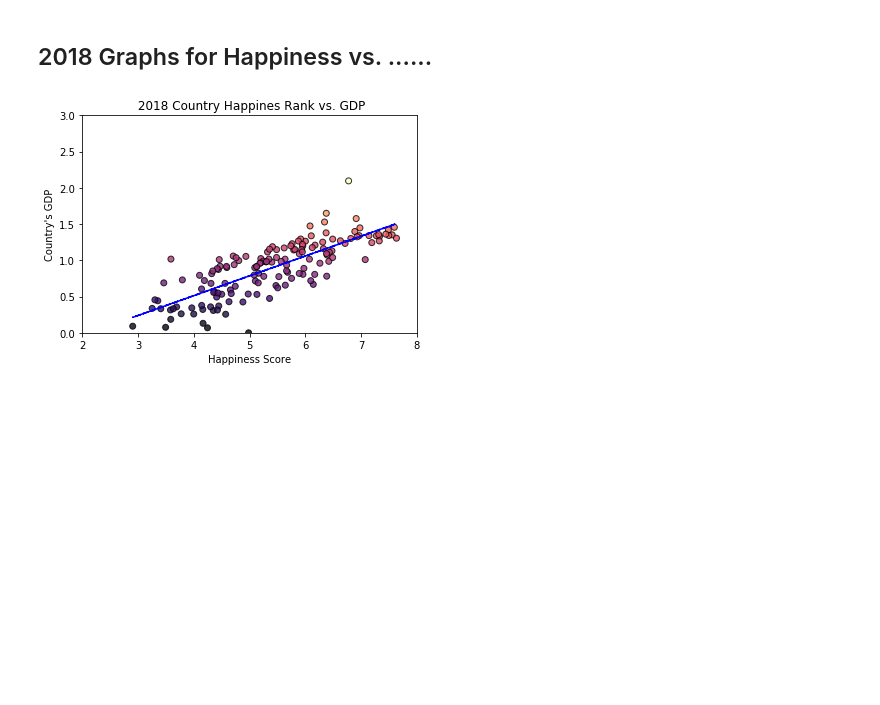
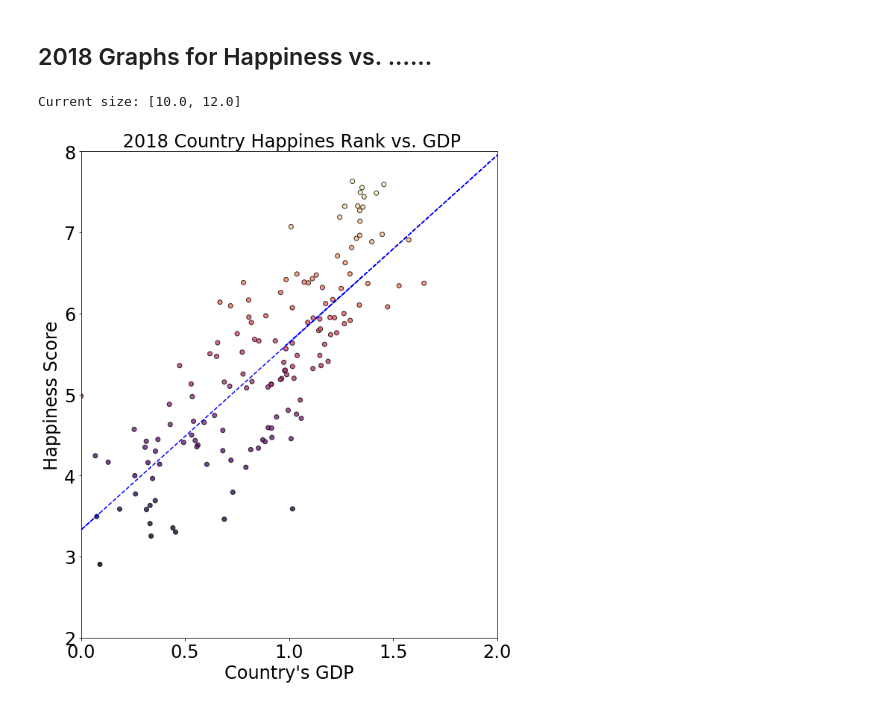
Before and after one commit to setholindaman/Group-Project-1, a Jupyter notebook: main.ipynb, the cells around one changed output. Saved outputs shown, nothing was run; the diff lists cells and outputs as text; code cells hidden in the pictures; blank space fills up the shorter version.

Commit message:
Updated fonts and axis on graphs

```diff
--- a/main.ipynb
+++ b/main.ipynb
@@ -76,37 +78,54 @@ merge_region_df.head()
 # %%
 #Happiness vs. GDP
 
 
 # Set line for regression analysis
 # Set line
-(slope, intercept, _, _, _) = linregress(merge_dataset_df["2018 Happiness Score"],
-                                         merge_dataset_df["2018 Economy (GDP per Capita)"])
+(slope, intercept, _, _, _) = linregress(merge_dataset_df["2018 Economy (GDP per Capita)"],
+                                         merge_dataset_df["2018 Happiness Score"])
 
-fit = slope * merge_dataset_df["2018 Happiness Score"] + intercept
+fit = slope * merge_dataset_df["2018 Economy (GDP per Capita)"] + intercept
 
 
 #Build scatter plot for Happiness vs. GDP
-plt.scatter(merge_dataset_df["2018 Happiness Score"],
-            merge_dataset_df["2018 Economy (GDP per Capita)"], c=merge_dataset_df["2018 Economy (GDP per Capita)"],
+plt.scatter(merge_dataset_df["2018 Economy (GDP per Capita)"],
+            merge_dataset_df["2018 Happiness Score"], c=merge_dataset_df["2018 Happiness Score"],
             edgecolor="black", linewidths=1, marker="o",
             cmap='magma', alpha=0.8, label="City")
 
-plt.plot(merge_dataset_df["2018 Happiness Score"], fit, 'b--')
+plt.plot(merge_dataset_df["2018 Economy (GDP per Capita)"], fit, 'b--')
+
+# Get current size
+fig_size = plt.rcParams["figure.figsize"]
+# Prints: [8.0, 6.0]
+print("Current size:", fig_size)
+
+mpl.rcParams.update({
+    'figure.figsize'      : (10,12),
+    'font.size'           :  20.0,
+    'axes.titlesize'      : 'large',
+    'axes.labelsize'      : 'large',
+    'xtick.labelsize'     : 'large',
+    'ytick.labelsize'     : 'large',
+    'legend.fontsize'     : 'large',
+    'legend.loc'          : 'upper left'
+})
 
 #Add lables to scatter plot
 plt.title(" 2018 Country Happines Rank vs. GDP")
-plt.xlabel("Happiness Score")
-plt.ylabel("Country's GDP")
-plt.xlim([2, 8])
-plt.ylim([0,3])
+plt.xlabel("Country's GDP")
+plt.ylabel("Happiness Score")
+plt.xlim([0, 2])
+plt.ylim([2,8])
 
 #Save figure
 plt.savefig("Happy_v_GDP.png")
 
 #show plot
 plt.show()
 # %% [output]
+Current size: [10.0, 12.0]
-[figure, old version]
+[figure, new version]
 # %%
 #%matplotlib notebook
 
```
Also changed, not shown: parts of 4 cells of this notebook.
